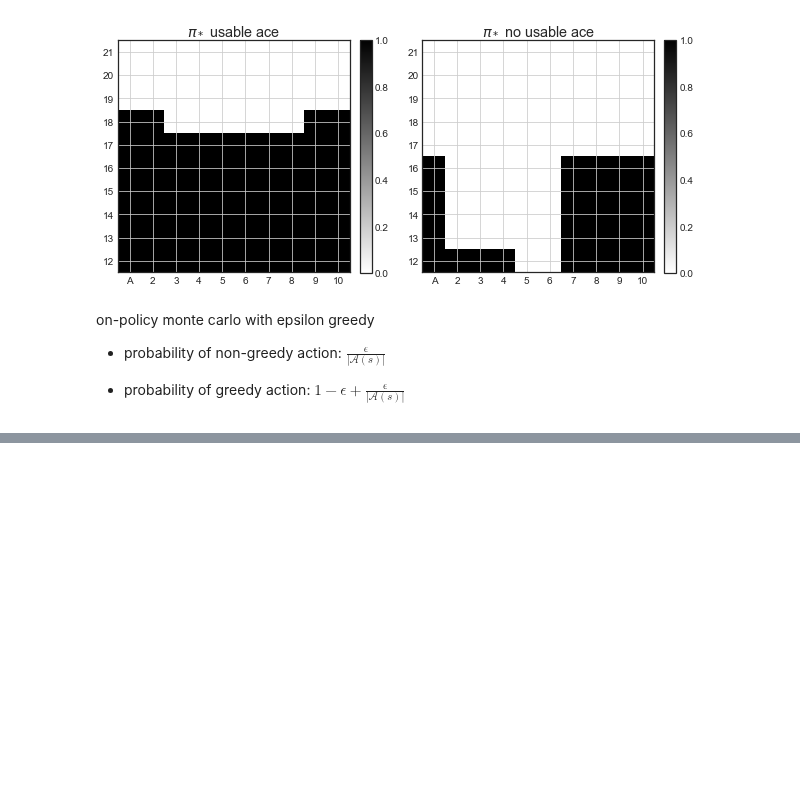
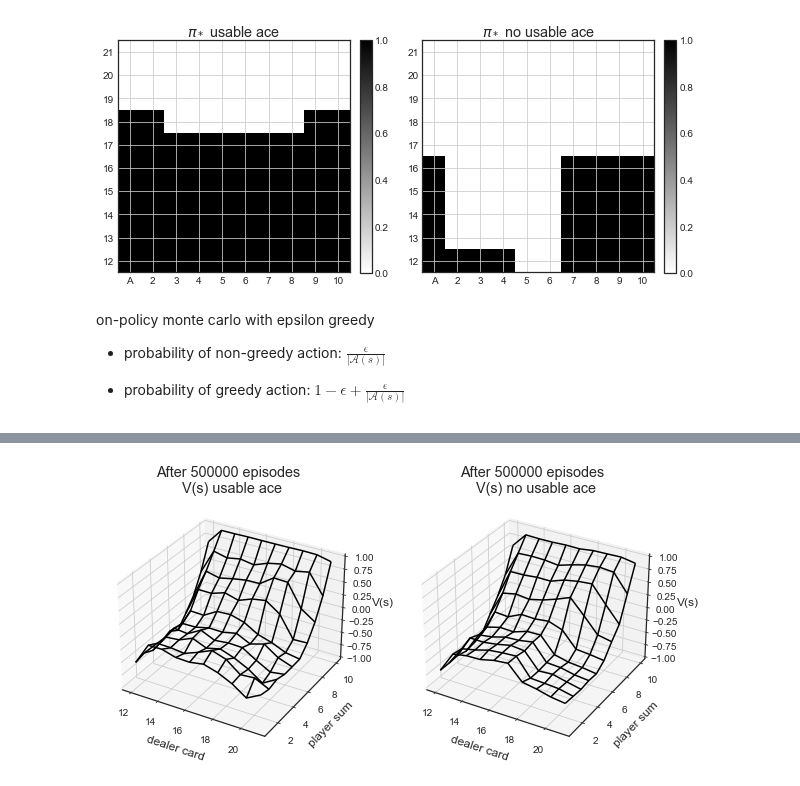
Before and after one commit to ha5ha6/judy_blog, a Jupyter notebook: _notebooks/basicRL.ipynb, the cells around one changed output, grey strips where cells are left out. Saved outputs shown, nothing was run; the diff lists cells and outputs as text; code cells hidden in the pictures; blank space fills up the shorter version.

```diff
--- a/_notebooks/basicRL.ipynb
+++ b/_notebooks/basicRL.ipynb
@@ -490,0 +491,8 @@ plt.savefig('blackjack_onpolicymc.png',dpi=350)
+# %%
+na=2
+
+a = np.ones(na, dtype = float) / na
+
+prob=np.zeros(na,dtype=float)
+
+prob
@@ -496,0 +707,72 @@ p
+# %%
+def behavior_policy(na):
+
+    return np.ones(na,dtype=float)/na
+
+def target_policy(Q,s,na):
+
+    best_a=np.argmax(Q[s])
+    prob=np.zeros(na,dtype=float)
+    prob[best_a]=1.
+
+    return prob
+
+def mc_importance_sampling_(env,n_eps,gm=1.0):
+
+    na=env.action_space.n
+    #numerator and denumerator for importance sampling ratio
+    nu=defaultdict(lambda: np.zeros(na))
+    de=defaultdict(lambda: np.zeros(na))
+    Q=defaultdict(lambda: np.zeros(na))
+
+    for ep in range(n_eps):
+        s=env.reset()
+        #print(s)
+        traj=[]
+
+        for i in range(100):
+            prob=behavior_policy(na)
+            a=np.random.choice(np.arange(na), p=prob)
+            s_,r,done,_=env.step(a)
+            traj.append((s,a,r))
+            if done:
+                break
+            s=s_
+
+        #find unique state-aciton pairs
+        pairs=set([(t[0], t[1]) for t in traj])
+
+        for (s,a) in pairs:
+            pair=(s,a)
+
+            # find the first occurence of this pair in traj
+            # t[0]-s, t[1]-a, t[2]-r
+            idx=traj.index([t for t in traj if t[0]==s and t[1]==a][0])
+
+            V=sum([t[2]*gm**i for i,t in enumerate(traj[idx:])])
+
+            #calculate product of 1./b(a|s) of each state-action pair
+            w=np.product([1./behavior_policy(na)[t[1]] for t in traj[idx:]])
+
+            nu[s][a]+=w*V
+            de[s][a]+=w
+
+            Q[s][a]=nu[s][a]/de[s][a]
+
+    return Q
+
+#random_policy = create_random_policy(env.action_space.n)
+Q=mc_importance_sampling_(env, n_eps=500000)#, behavior_policy = random_policy)
+
+V=defaultdict(float)
+for s, a_v in Q.items():
+    V[s]=np.max(a_v)
+
+fig,axes=plt.subplots(ncols=2,figsize=(10,10),subplot_kw={'projection': '3d'})
+
+axes[0].set_title('After 500000 episodes \n V(s) usable ace')
+axes[1].set_title('After 500000 episodes \n V(s) no usable ace')
+
+plot_blackjack(V,axes[0],axes[1])
+# %% [output]
+[figure, added]
```
Also changed, not shown: parts of 12 cells of this notebook, 4 other files.
